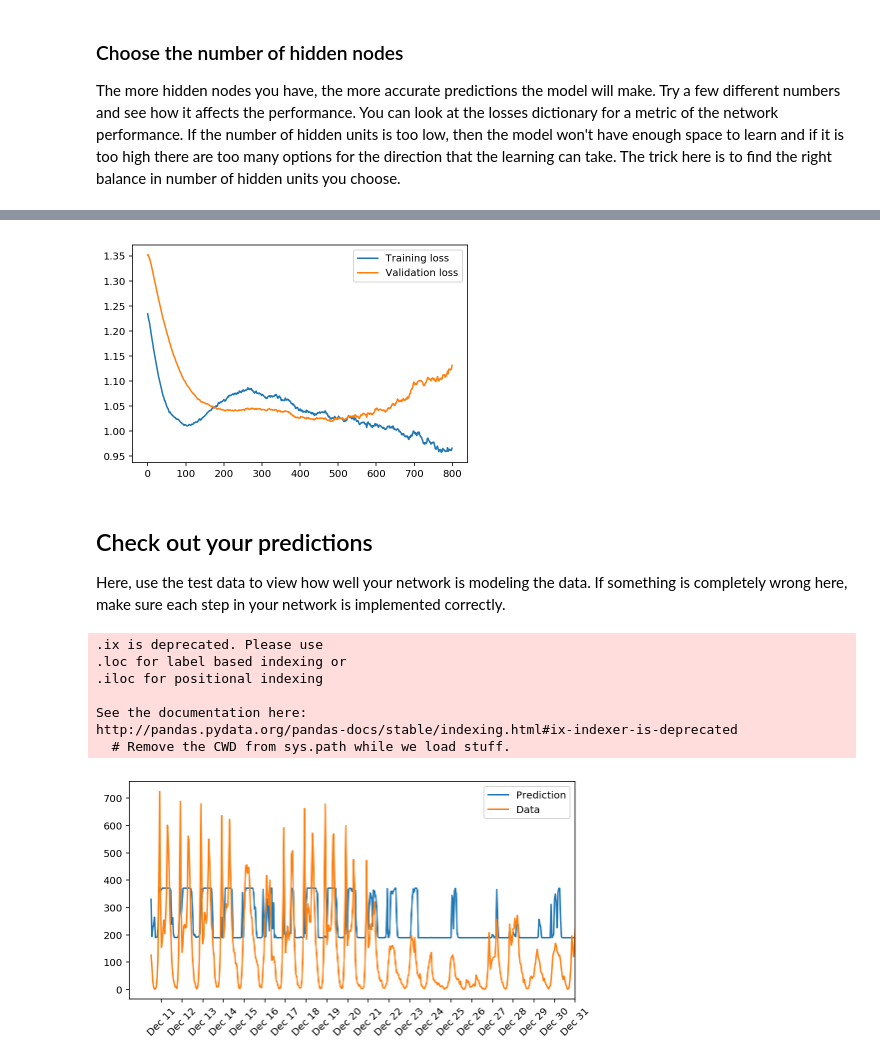
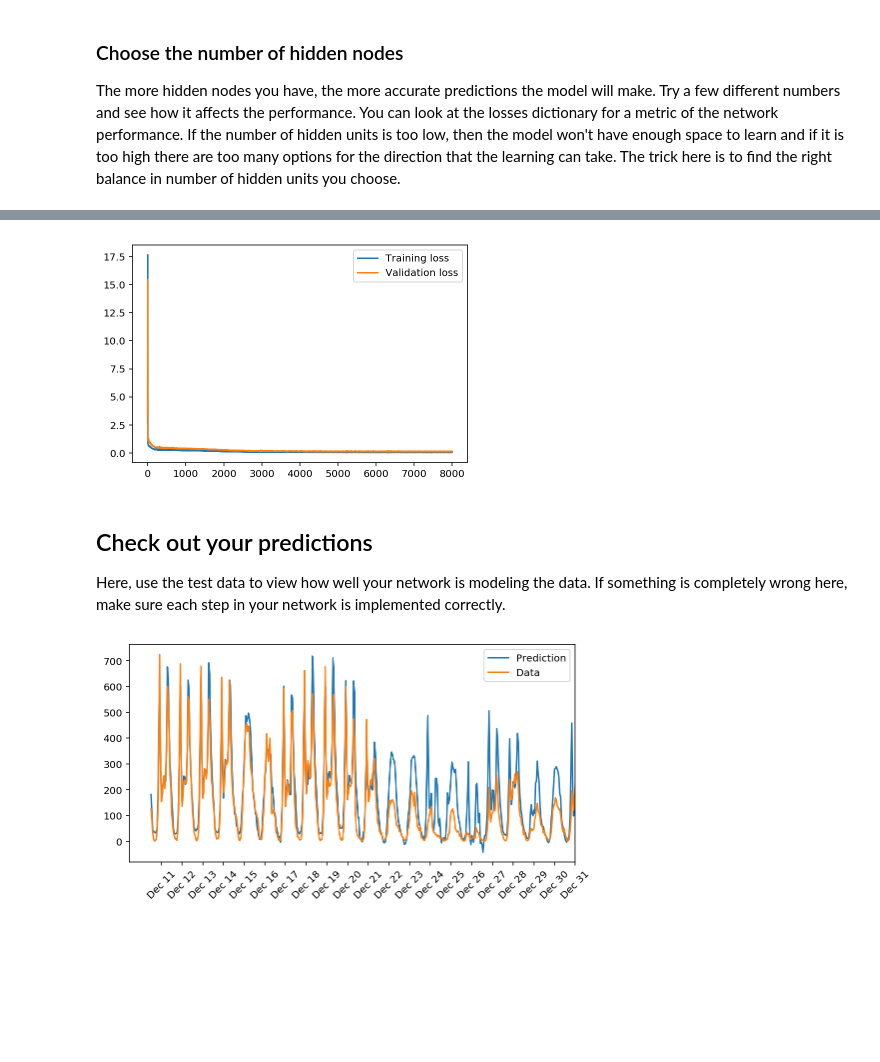
Before and after one commit to vbharam/deep-learning, a Jupyter notebook: first-neural-network/Your_first_neural_network.ipynb, the cells around one changed output, grey strips where cells are left out. Cells and saved outputs as stored; diff of their text form; code cells hidden in the pictures; blank space fills up the shorter version.

Commit message:
finalized parameters

```diff
--- a/first-neural-network/Your_first_neural_network.ipynb
+++ b/first-neural-network/Your_first_neural_network.ipynb
@@ -163,7 +163,8 @@ class NeuralNetwork(object):
 
             # TODO: Output layer - Replace these values with your calculations.
             final_inputs = np.dot(hidden_outputs, self.weights_hidden_to_output) # signals into final output layer
-            final_outputs = self.activation_function(final_inputs) # signals from final output layer
+            # final_outputs = self.activation_function(final_inputs) # signals from final output layer
+            final_outputs = final_inputs
 
             #### Implement the backward pass here ####
             ### Backward pass ###
@@ -172,7 +173,8 @@ class NeuralNetwork(object):
             error = y - final_outputs # Output layer error is the difference between desired target and actual output.
 
             # TODO: Backpropagated error terms - Replace these values with your calculations.
-            output_error_term = error * final_outputs * (1-final_outputs)
+            # output_error_term = error * final_outputs * (1-final_outputs)
+            output_error_term = error
 
             # TODO: Calculate the hidden layer's contribution to the error
             hidden_error = np.dot (self.weights_hidden_to_output, output_error_term)
@@ -203,8 +205,9 @@ class NeuralNetwork(object):
         hidden_outputs = self.activation_function(hidden_inputs) # signals from hidden layer
 
         # TODO: Output layer - Replace these values with the appropriate calculations.
-        final_inputs = np.dot(hidden_inputs, self.weights_hidden_to_output) # signals into final output layer
-        final_outputs = self.activation_function(final_inputs) # signals from final output layer
+        final_inputs = np.dot(hidden_outputs, self.weights_hidden_to_output) # signals into final output layer
+        #final_outputs = self.activation_function(final_inputs) # signals from final output layer
+        final_outputs = final_inputs
 
         return final_outputs
 # %%
@@ -311,10 +302,10 @@ The more hidden nodes you have, the more accurate predictions the model will mak
 import sys
 
 ### Set the hyperparameters here ###
-iterations = 800
-learning_rate = 0.2
-hidden_nodes = 45
-output_nodes = 10
+iterations = 8000
+learning_rate = 0.5
+hidden_nodes = 21
+output_nodes = 1
 
 N_i = train_features.shape[1]
 network = NeuralNetwork(N_i, hidden_nodes, output_nodes, learning_rate)
@@ -353,7 +344,7 @@ plt.plot(losses['validation'], label='Validation loss')
 plt.legend()
 _ = plt.ylim()
 # %% [output]
-[figure, old version]
+[figure, new version]
 # %% [markdown]
 ## Check out your predictions
 
@@ -361,26 +352,19 @@ Here, use the test data to view how well your network is modeling the data. If s
 # %%
 fig, ax = plt.subplots(figsize=(8,4))
 
 mean, std = scaled_features['cnt']
 predictions = network.run(test_features).T*std + mean
 ax.plot(predictions[0], label='Prediction')
 ax.plot((test_targets['cnt']*std + mean).values, label='Data')
 ax.set_xlim(right=len(predictions))
 ax.legend()
 
-dates = pd.to_datetime(rides.ix[test_data.index]['dteday'])
+dates = pd.to_datetime(rides.loc[test_data.index]['dteday'])
 dates = dates.apply(lambda d: d.strftime('%b %d'))
 ax.set_xticks(np.arange(len(dates))[12::24])
 _ = ax.set_xticklabels(dates[12::24], rotation=45)
 # %% [output]
-.ix is deprecated. Please use
-.loc for label based indexing or
-.iloc for positional indexing
-
-See the documentation here:
-http://pandas.pydata.org/pandas-docs/stable/indexing.html#ix-indexer-is-deprecated
-  # Remove the CWD from sys.path while we load stuff.
-[figure, old version]
+[figure, new version]
 # %% [markdown]
 ## OPTIONAL: Thinking about your results(this question will not be evaluated in the rubric).
 
```
Also changed, not shown: parts of 3 cells of this notebook.
